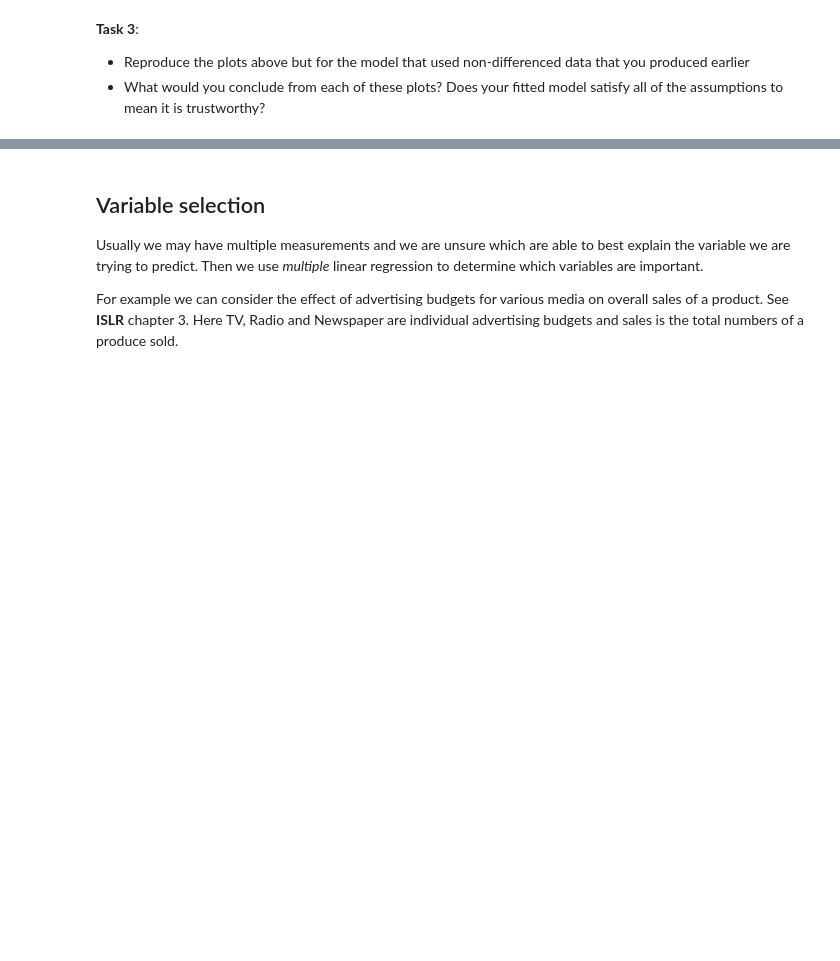
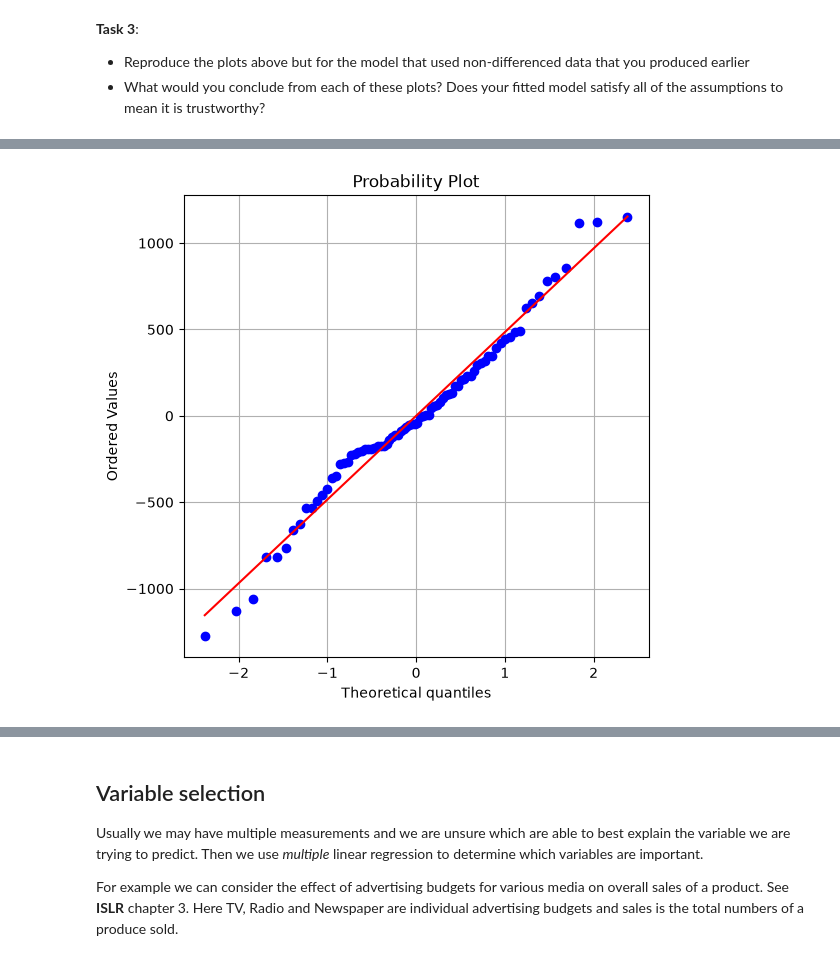
Before and after one commit to srcccninta/RegLin, a Jupyter notebook: RL_Ressources/Notebooks/01ClassicLinearRegression.ipynb, the cells around one changed output, grey strips where cells are left out. Saved outputs shown, nothing was run; the diff lists cells and outputs as text; code cells hidden in the pictures; blank space fills up the shorter version.

```diff
--- a/RL_Ressources/Notebooks/01ClassicLinearRegression.ipynb
+++ b/RL_Ressources/Notebooks/01ClassicLinearRegression.ipynb
@@ -486,0 +526,7 @@ plt.show()
+# %%
+from scipy.stats import probplot
+fig, ax = plt.subplots(figsize=(6,6))
+probplot(results.resid, plot=ax, fit=True) # the .resid attribute contains a numpy array of the residuals
+plt.grid(True)
+# %% [output]
+[figure, added]
```
Also changed, not shown: parts of 13 cells of this notebook.
